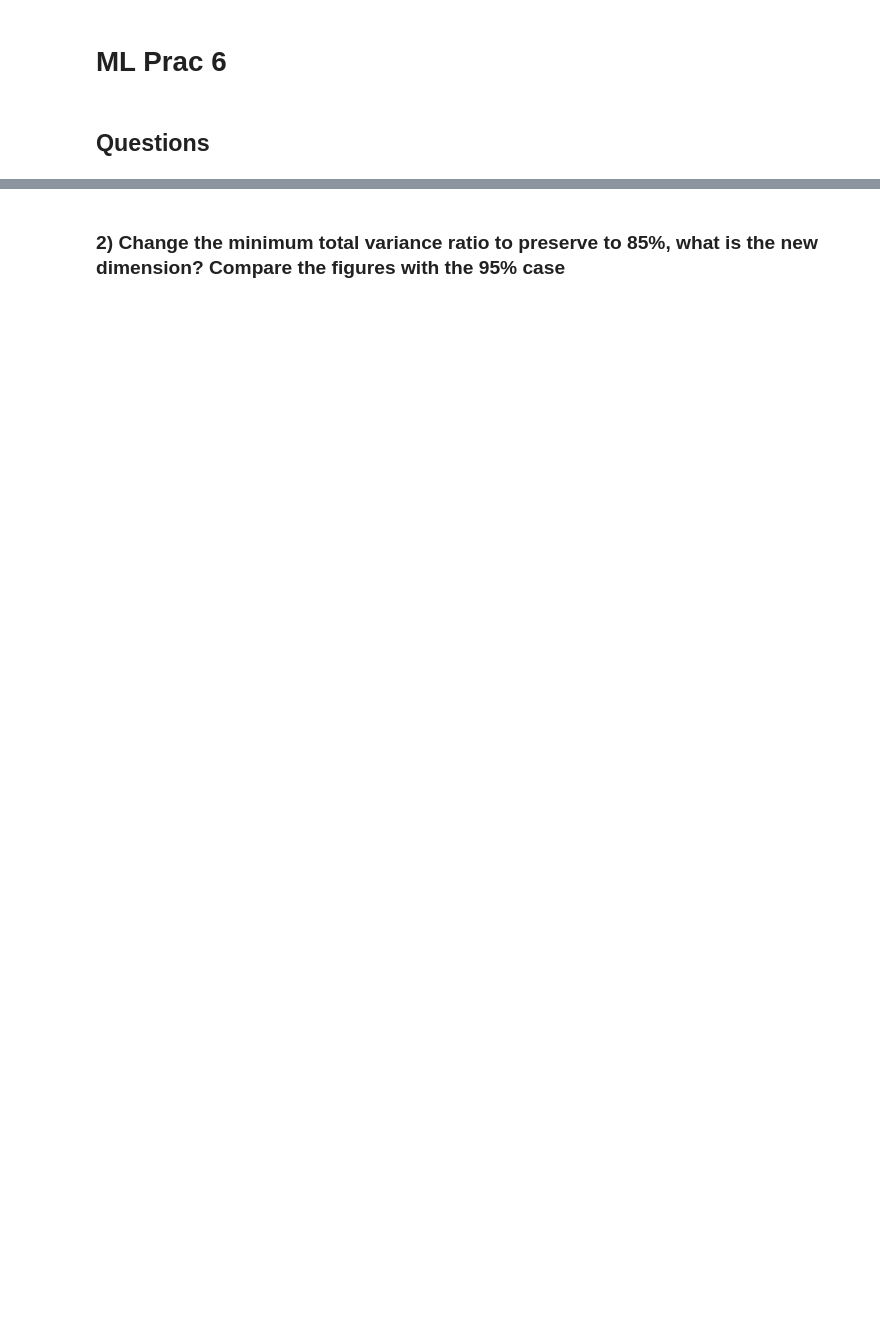
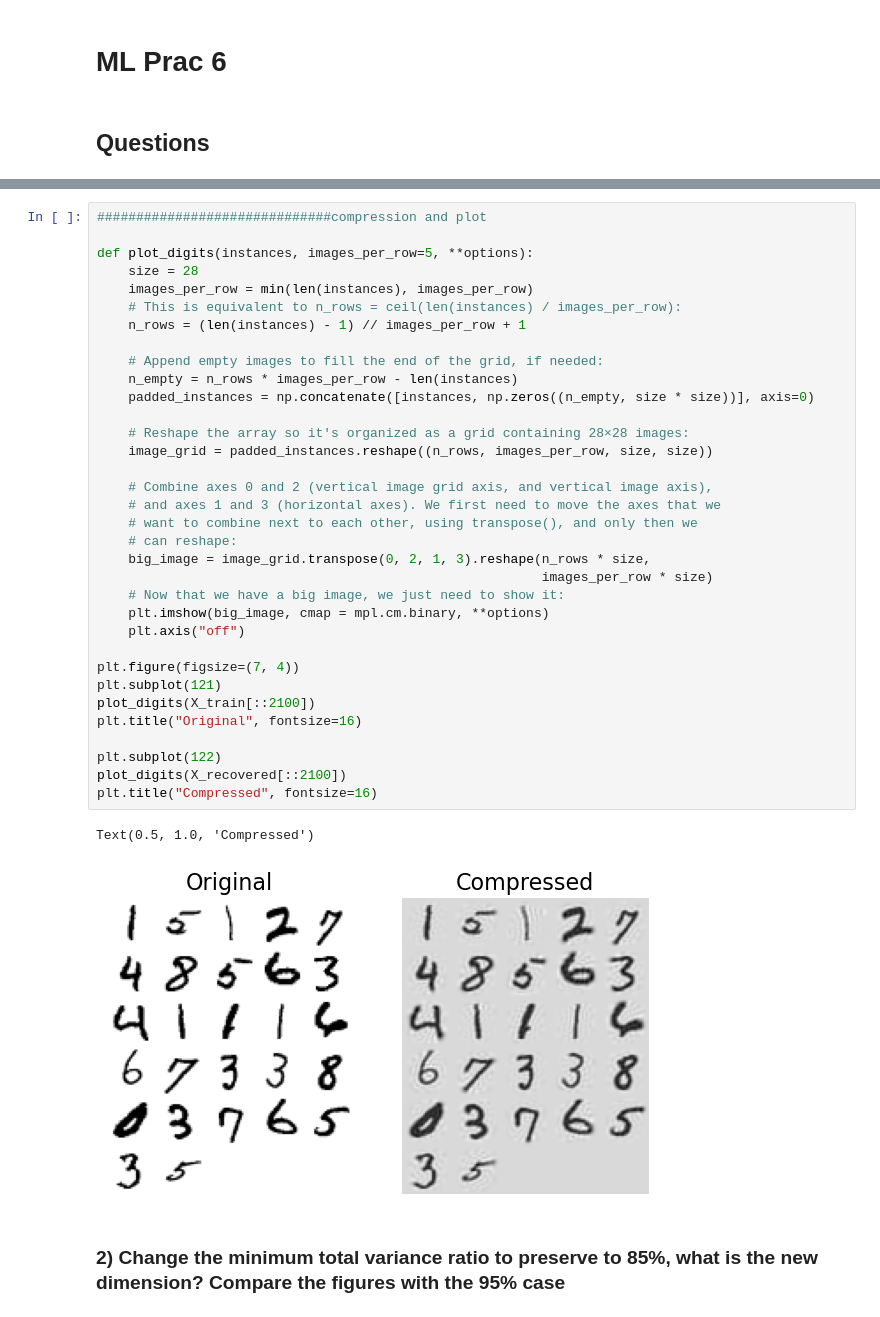
Before and after one commit to Reinn90/Machine_Learning, a Jupyter notebook: Prac6/MLPrac6.ipynb, the cells around one changed output, grey strips where cells are left out. Cells and saved outputs as stored; diff of their text form; blank space fills up the shorter version.

```diff
--- a/Prac6/MLPrac6.ipynb
+++ b/Prac6/MLPrac6.ipynb
@@ -40,2 +177,39 @@ X2D = X_centered.dot(W2)	                  # new 2D representation of the data
+# %%
+##############################compression and plot
+
+def plot_digits(instances, images_per_row=5, **options):
+    size = 28
+    images_per_row = min(len(instances), images_per_row)
+    # This is equivalent to n_rows = ceil(len(instances) / images_per_row):
+    n_rows = (len(instances) - 1) // images_per_row + 1
+
+    # Append empty images to fill the end of the grid, if needed:
+    n_empty = n_rows * images_per_row - len(instances)
+    padded_instances = np.concatenate([instances, np.zeros((n_empty, size * size))], axis=0)
+
+    # Reshape the array so it's organized as a grid containing 28×28 images:
+    image_grid = padded_instances.reshape((n_rows, images_per_row, size, size))
+
+    # Combine axes 0 and 2 (vertical image grid axis, and vertical image axis),
+    # and axes 1 and 3 (horizontal axes). We first need to move the axes that we
+    # want to combine next to each other, using transpose(), and only then we
+    # can reshape:
+    big_image = image_grid.transpose(0, 2, 1, 3).reshape(n_rows * size,
+                                                         images_per_row * size)
+    # Now that we have a big image, we just need to show it:
+    plt.imshow(big_image, cmap = mpl.cm.binary, **options)
+    plt.axis("off")
+
+plt.figure(figsize=(7, 4))
+plt.subplot(121)
+plot_digits(X_train[::2100])
+plt.title("Original", fontsize=16)
+
+plt.subplot(122)
+plot_digits(X_recovered[::2100])
+plt.title("Compressed", fontsize=16)
+# %% [output]
+Text(0.5, 1.0, 'Compressed')
+[figure, added]
 # %% [markdown]
 ### 2) Change the minimum total variance ratio to preserve to 85%, what is the new dimension? Compare the figures with the 95% case
```
Also changed, not shown: parts of 22 cells of this notebook, 3 other files.
